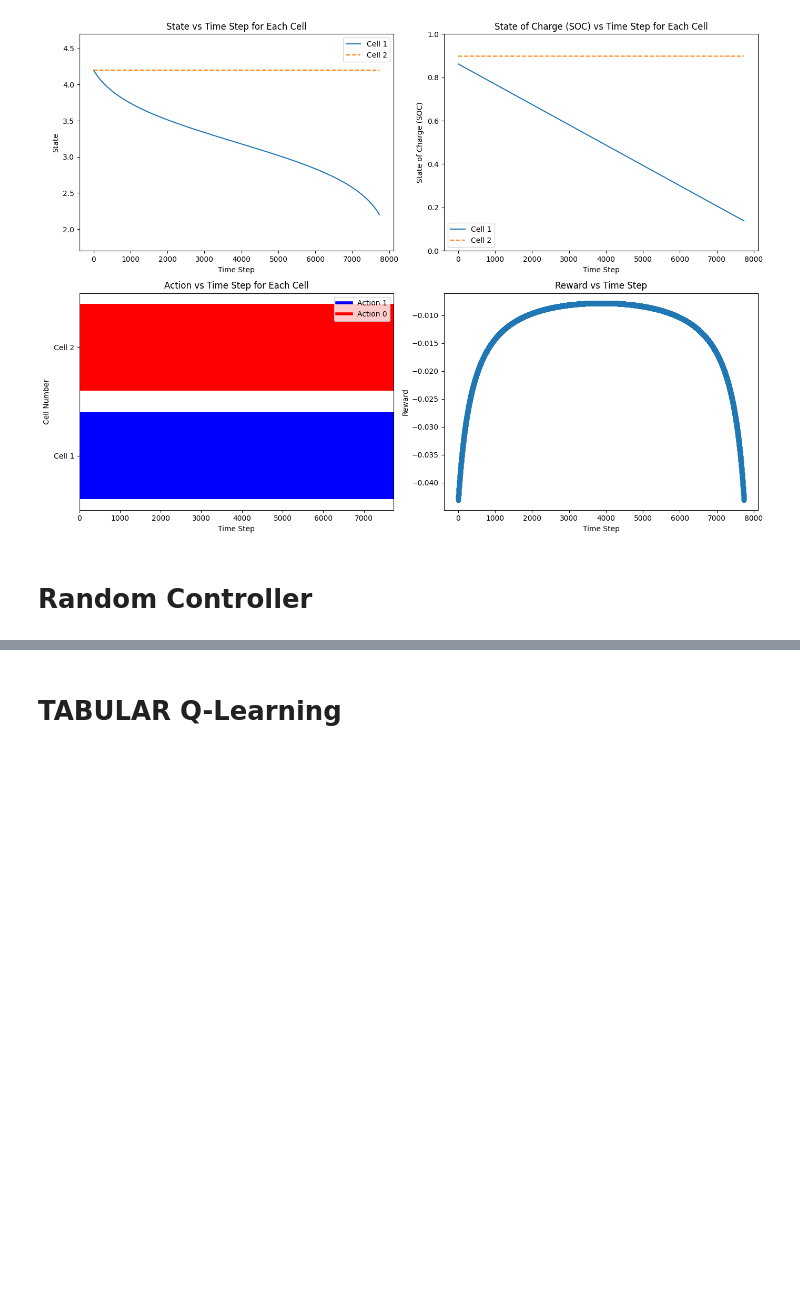
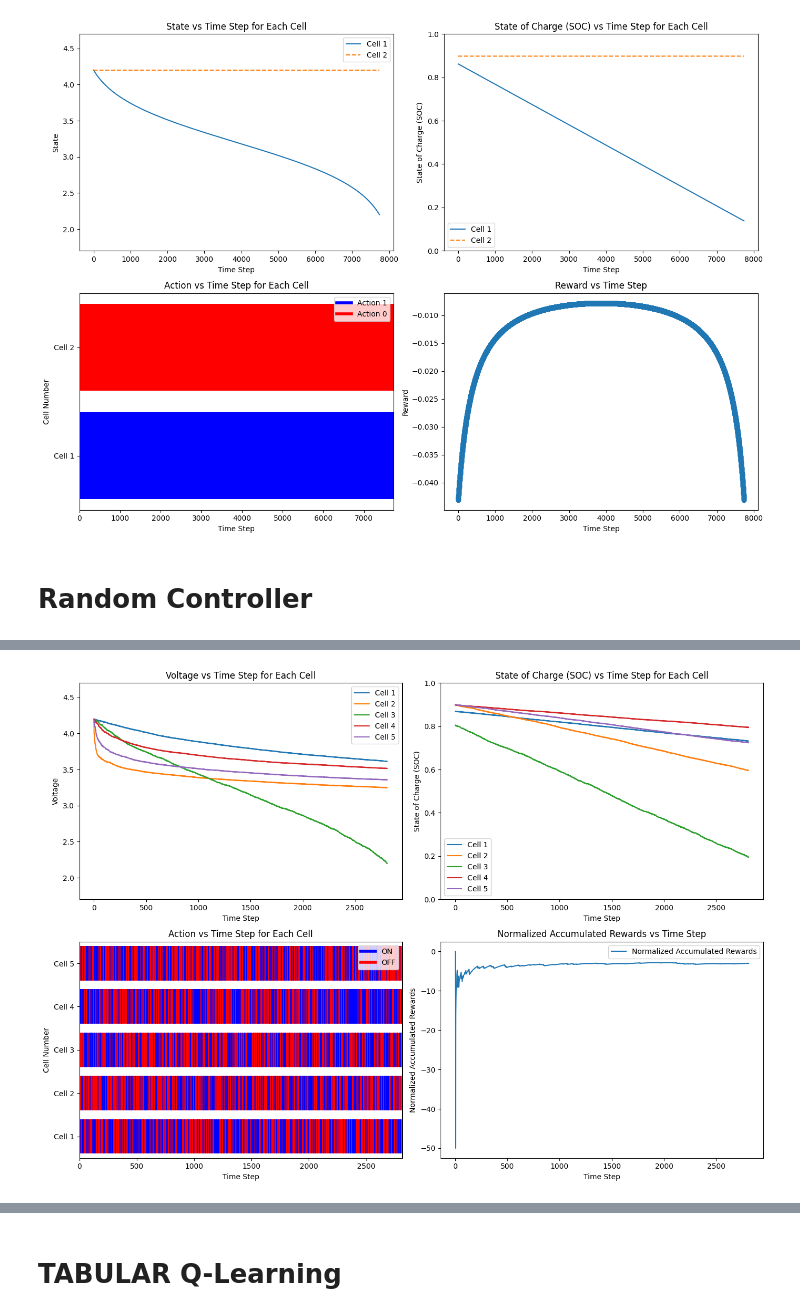
Before and after one commit to LeoBenac/BMS_project, a Jupyter notebook: bms_project.ipynb, the cells around one changed output, grey strips where cells are left out. Cells and saved outputs as stored; diff of their text form; code cells hidden in the pictures; blank space fills up the shorter version.

```diff
--- a/bms_project.ipynb
+++ b/bms_project.ipynb
@@ -202,3 +178,5 @@ Sum of rewards: -3221.423860669046
 # %%
-plot_bms_evolution(bms, states_5, states_soc_5, actions_5, rewards_5, dones_5)
+plot_bms_evolution(bms, states_5, states_soc_5, actions_5, rewards_5, dones_5, include_bad_rewards=True)
+# %% [output]
+[figure, added]
 # %%
```
Also changed, not shown: parts of 11 cells of this notebook, 1 other file.
